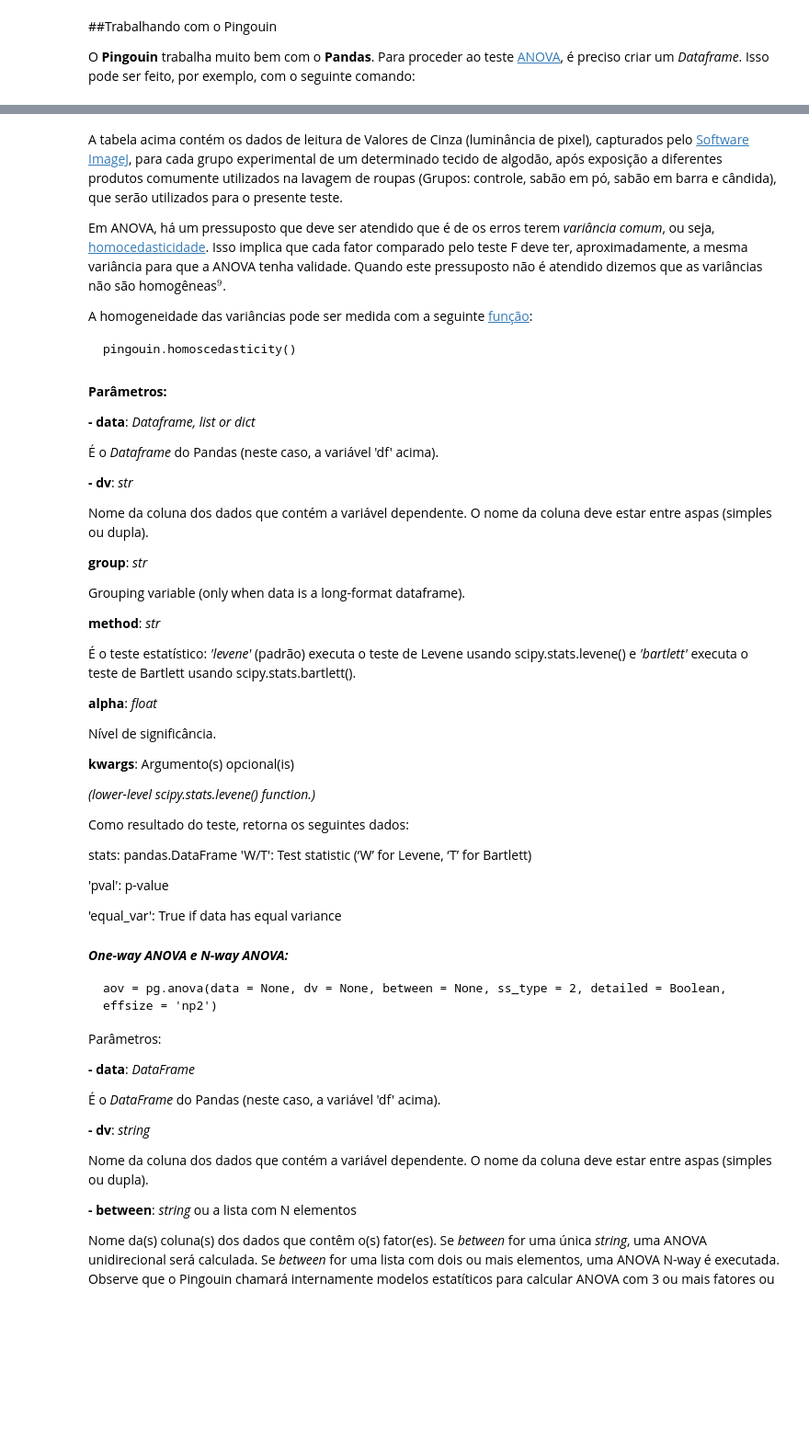
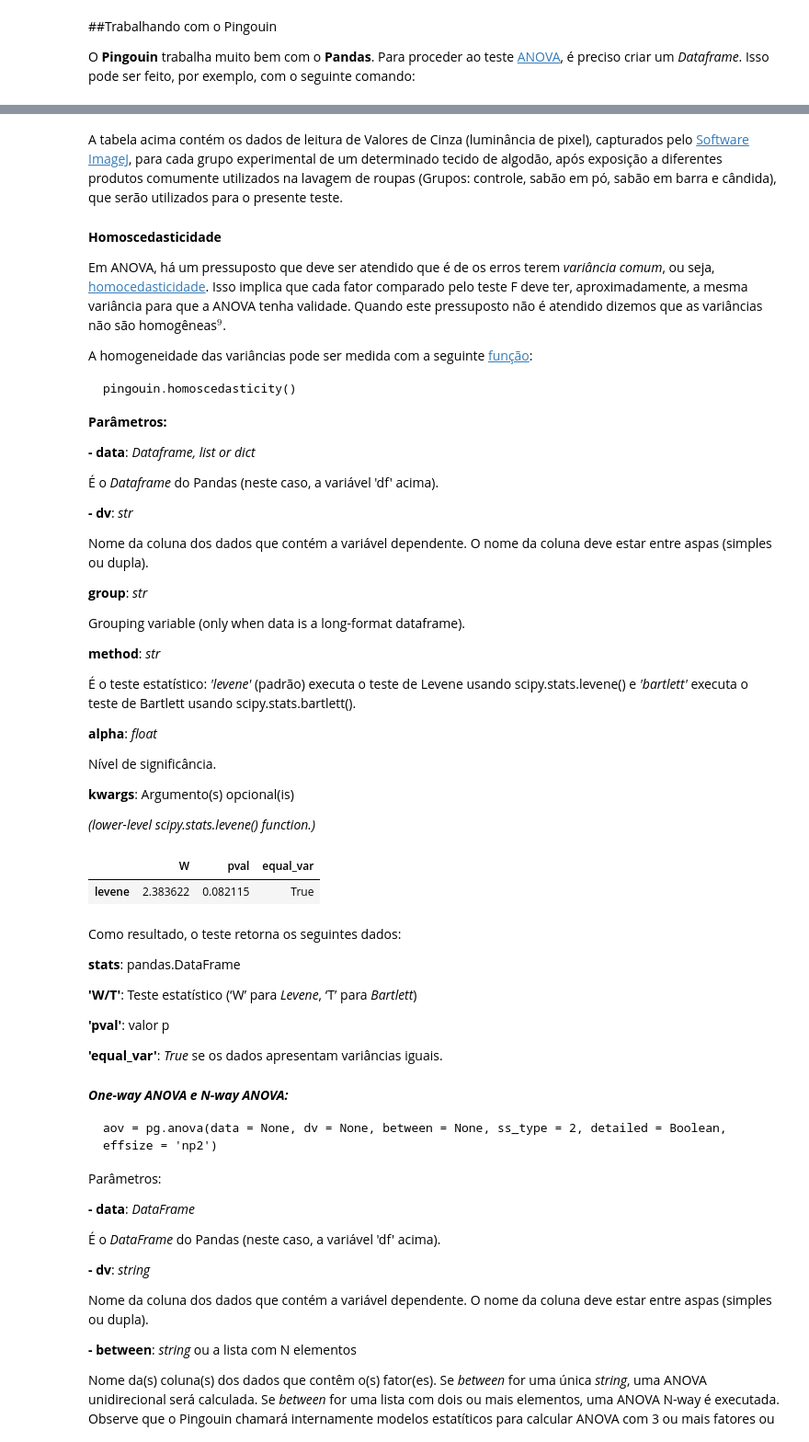
Before and after one commit to brdacunha/BCC---Projeto-Final, a Jupyter notebook: Projeto_Final_BCC_Bruno_e_André.ipynb, the cells around one changed output, grey strips where cells are left out. Shown: that part at 92% size. Saved outputs shown, nothing was run; the diff lists cells and outputs as text; code cells hidden in the pictures; blank space fills up the shorter version.

```diff
--- a/Projeto_Final_BCC_Bruno_e_André.ipynb
+++ b/Projeto_Final_BCC_Bruno_e_André.ipynb
@@ -66,12 +83,14 @@ df.head(15)
 # %% [markdown]
 A tabela acima contém os dados de leitura de Valores de Cinza (luminância de pixel), capturados pelo [Software ImageJ](https://imagej.nih.gov/ij/download.html), para cada grupo experimental de um determinado tecido de algodão, após exposição a diferentes produtos comumente utilizados na lavagem de roupas (Grupos: controle, sabão em pó, sabão em barra e cândida), que serão utilizados para o presente teste.
-
-Em ANOVA, há um pressuposto que deve ser atendido que é de os erros terem *variância comum*, ou seja, [homocedasticidade](https://biostatistics-uem.github.io/Bio/aula8/teste_normalidade_homocedasticidade.html). Isso implica que cada fator comparado pelo teste F deve ter, aproximadamente, a mesma variância para que a ANOVA tenha validade. Quando este pressuposto não é atendido dizemos que as variâncias não são homogêneas$^9$.
-
-A homogeneidade das variâncias pode ser medida com a seguinte [função](https://pingouin-stats.org/generated/pingouin.homoscedasticity.html#pingouin.homoscedasticity):
-
-    pingouin.homoscedasticity()
 # %% [markdown]
+**Homoscedasticidade**
+
+Em ANOVA, há um pressuposto que deve ser atendido que é de os erros terem *variância comum*, ou seja, [homocedasticidade](https://biostatistics-uem.github.io/Bio/aula8/teste_normalidade_homocedasticidade.html). Isso implica que cada fator comparado pelo teste F deve ter, aproximadamente, a mesma variância para que a ANOVA tenha validade. Quando este pressuposto não é atendido dizemos que as variâncias não são homogêneas$^9$.
+
+A homogeneidade das variâncias pode ser medida com a seguinte [função](https://pingouin-stats.org/generated/pingouin.homoscedasticity.html#pingouin.homoscedasticity):
+
+    pingouin.homoscedasticity()
+
 **Parâmetros:**
 
 **- data**: *Dataframe, list or dict*
@@ -97,16 +116,21 @@ Nível de significância.
 **kwargs**: Argumento(s) opcional(is)
 
 *(lower-level scipy.stats.levene() function.)*
-
-
-Como resultado do teste, retorna os seguintes dados:
-
-stats: pandas.DataFrame
-'W/T': Test statistic (‘W’ for Levene, ‘T’ for Bartlett)
-
-'pval': p-value
-
-'equal_var': True if data has equal variance
+# %%
+pg.homoscedasticity(df, dv = 'Valores de Cinza', group= 'Grupos', method = 'levene')
+# %% [output]
+|  | W | pval | equal_var |
+| levene | 2.383622 | 0.082115 | True |
+# %% [markdown]
+Como resultado, o teste retorna os seguintes dados:
+
+**stats**: pandas.DataFrame
+
+**'W/T'**: Teste estatístico (‘W’ para *Levene*, ‘T’ para *Bartlett*)
+
+**'pval'**: valor p
+
+**'equal_var'**: *True* se os dados apresentam variâncias iguais.
 # %% [markdown]
 ***One-way ANOVA e N-way ANOVA:***
 
```
Also changed, not shown: parts of 4 cells of this notebook.
